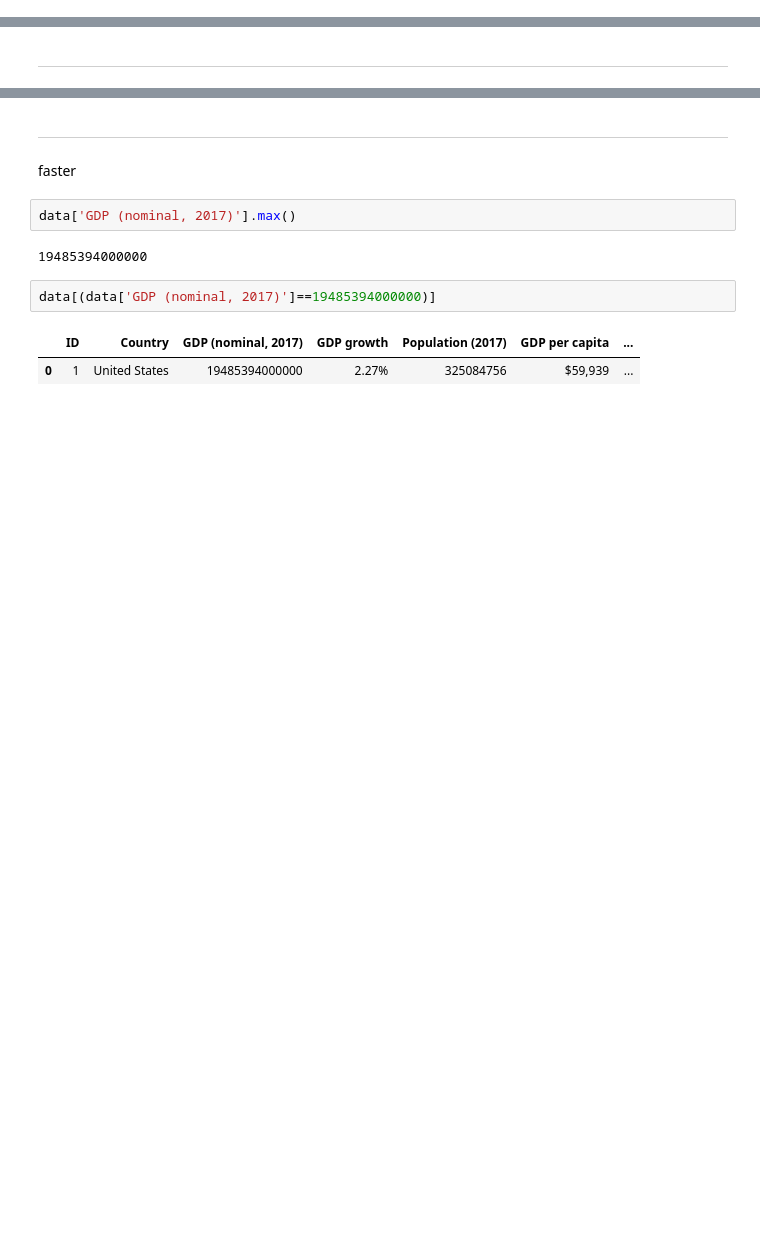
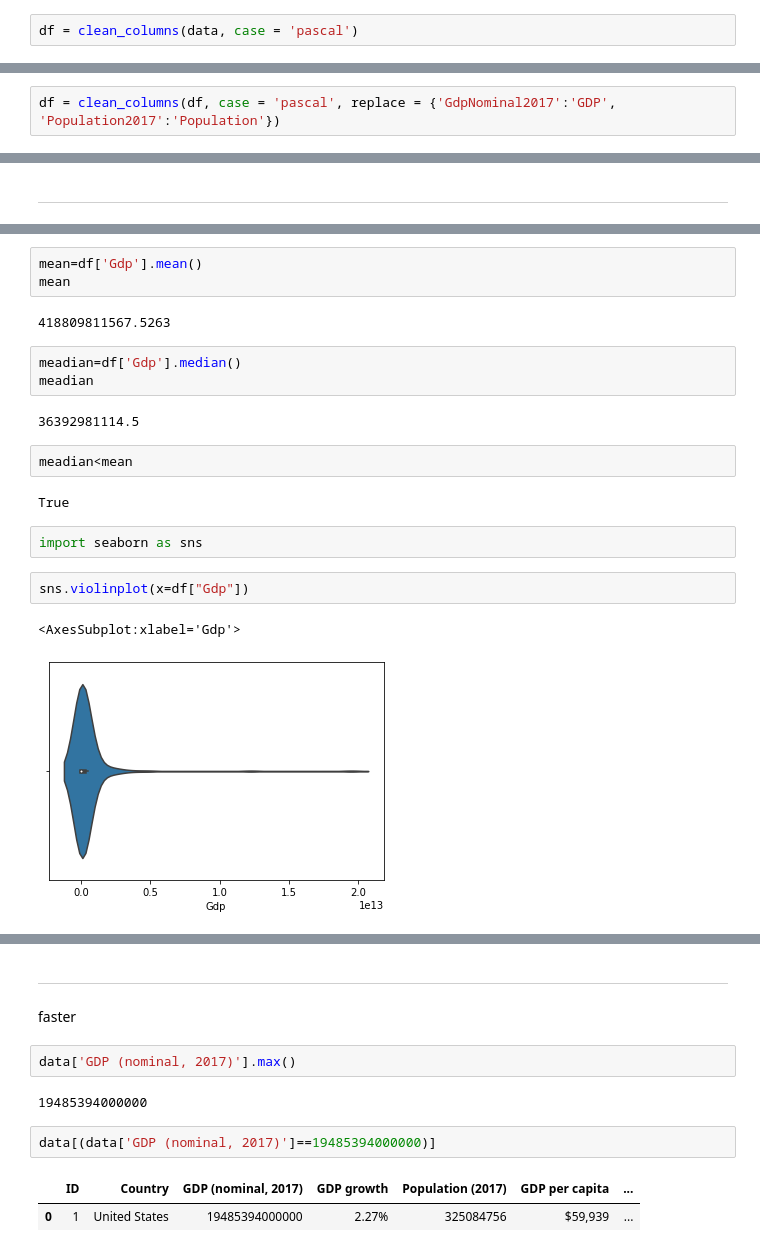
Before and after one commit to RaedOkal/country-s-GDP-analysis, a Jupyter notebook: Country GDP analysis.ipynb, the cells around one changed output, grey strips where cells are left out. Cells and saved outputs as stored; diff of their text form; blank space fills up the shorter version.

```diff
--- a/Country GDP analysis.ipynb
+++ b/Country GDP analysis.ipynb
@@ -55,0 +80,2 @@ memory usage: 10.5+ KB
+# %%
+df = clean_columns(data, case = 'pascal')
@@ -55,0 +100,3 @@ memory usage: 10.5+ KB
+# %%
+df = clean_columns(df, case = 'pascal', replace = {'GdpNominal2017':'GDP',
+'Population2017':'Population'})
@@ -57,0 +191,21 @@ memory usage: 10.5+ KB
+# %%
+mean=df['Gdp'].mean()
+mean
+# %% [output]
+418809811567.5263
+# %%
+meadian=df['Gdp'].median()
+meadian
+# %% [output]
+36392981114.5
+# %%
+meadian<mean
+# %% [output]
+True
+# %%
+import seaborn as sns
+# %%
+sns.violinplot(x=df["Gdp"])
+# %% [output]
+<AxesSubplot:xlabel='Gdp'>
+[figure, added]
```
Also changed, not shown: parts of 75 cells of this notebook.
